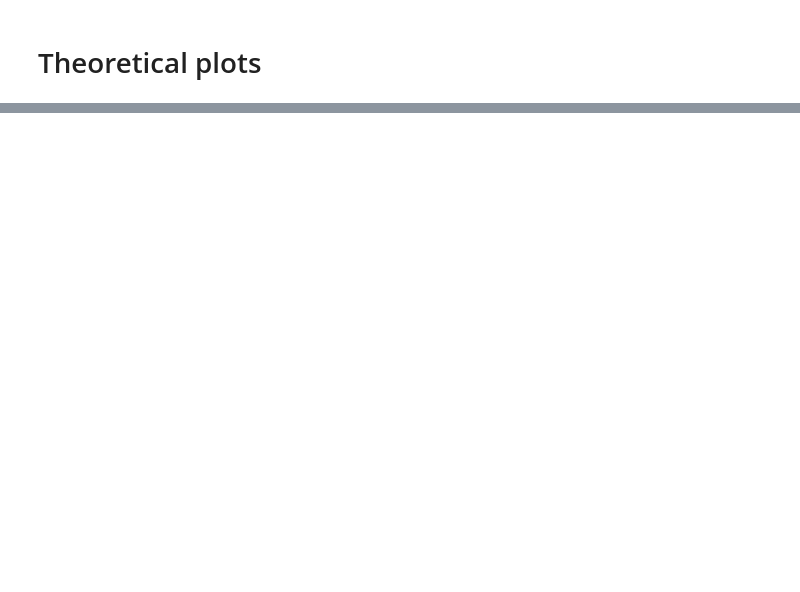
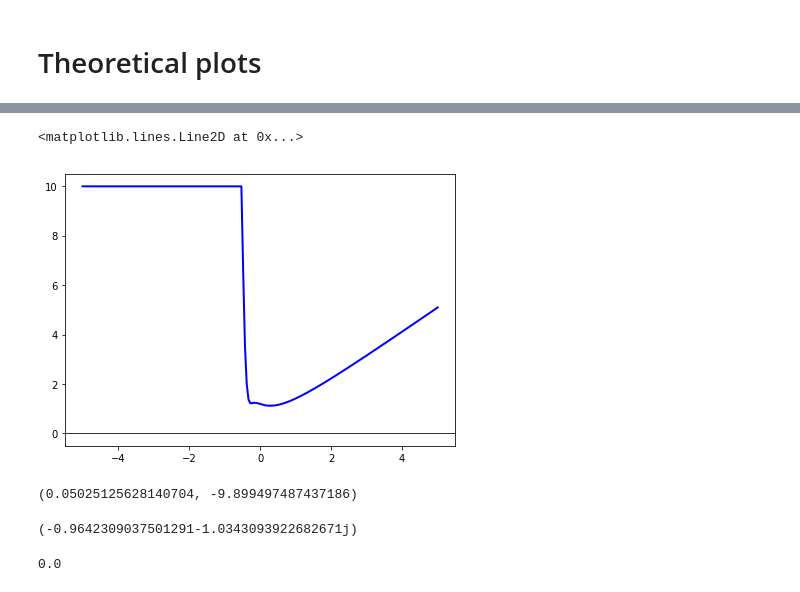
Before and after one commit to parkseo7/KuramotoPlasticDelay, a Jupyter notebook: analysisND.ipynb, the cells around one changed output, grey strips where cells are left out. Drawn from its saved outputs; the diff is of its cells as text; code cells hidden in the pictures; blank space fills up the shorter version.

```diff
--- a/analysisND.ipynb
+++ b/analysisND.ipynb
@@ -192,0 +244,30 @@ dir_mat['offset']
+# %%
+# Cross-sectional view
+u_lin = np.linspace(-5, 5, num=200)
+v = -1
+
+err_lin = np.zeros(u_lin.size)
+for j in range(err_lin.size):
+    # err_lin[j] = np.max((np.min((np.abs(eigN_err(u_lin[j] + 1j*v)), 1)),1))
+    err_lin[j] = np.min((np.abs(eigN_err(u_lin[j] + 1j*v)), 10))
+
+# PLOT
+fig, ax = plt.subplots(1, figsize=(7,5))
+ax.plot(u_lin, err_lin, color='blue', linewidth=2.0)
+ax.axhline(y=0, color='black', linewidth=0.8)
+# %% [output]
+<matplotlib.lines.Line2D at 0x...>
+[figure, added]
+# %%
+eigerr_mesh[1,1]
+u_mesh[1,1], v_mesh[1,1]
+# %% [output]
+(0.05025125628140704, -9.899497487437186)
+# %%
+eigN_err(1+1j)
+# %% [output]
+(-0.9642309037501291-1.0343093922682671j)
+# %%
+np.min(eigerr_mesh)
+# %% [output]
+0.0
```
Also changed, not shown: parts of 9 cells of this notebook, 3 other files.
